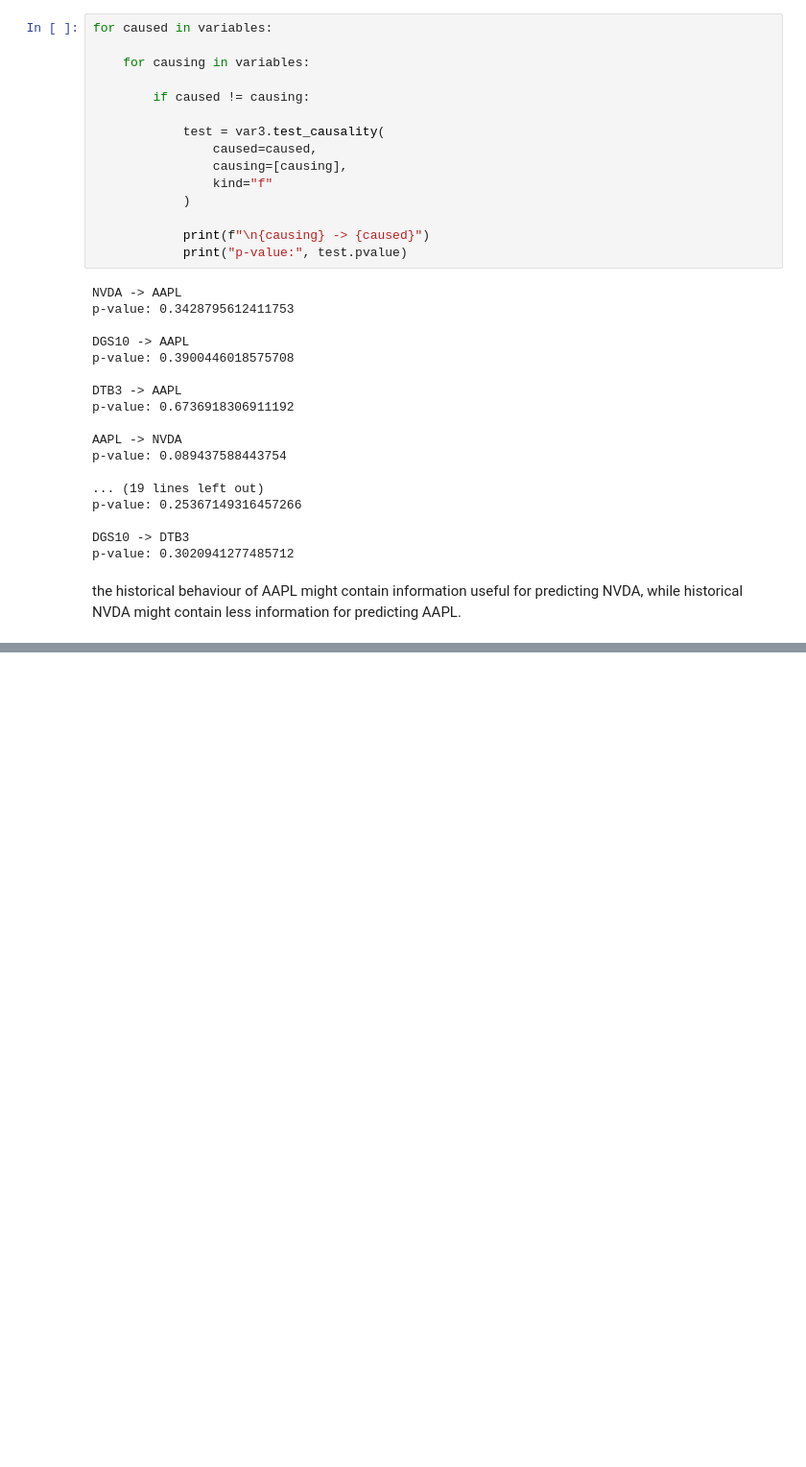
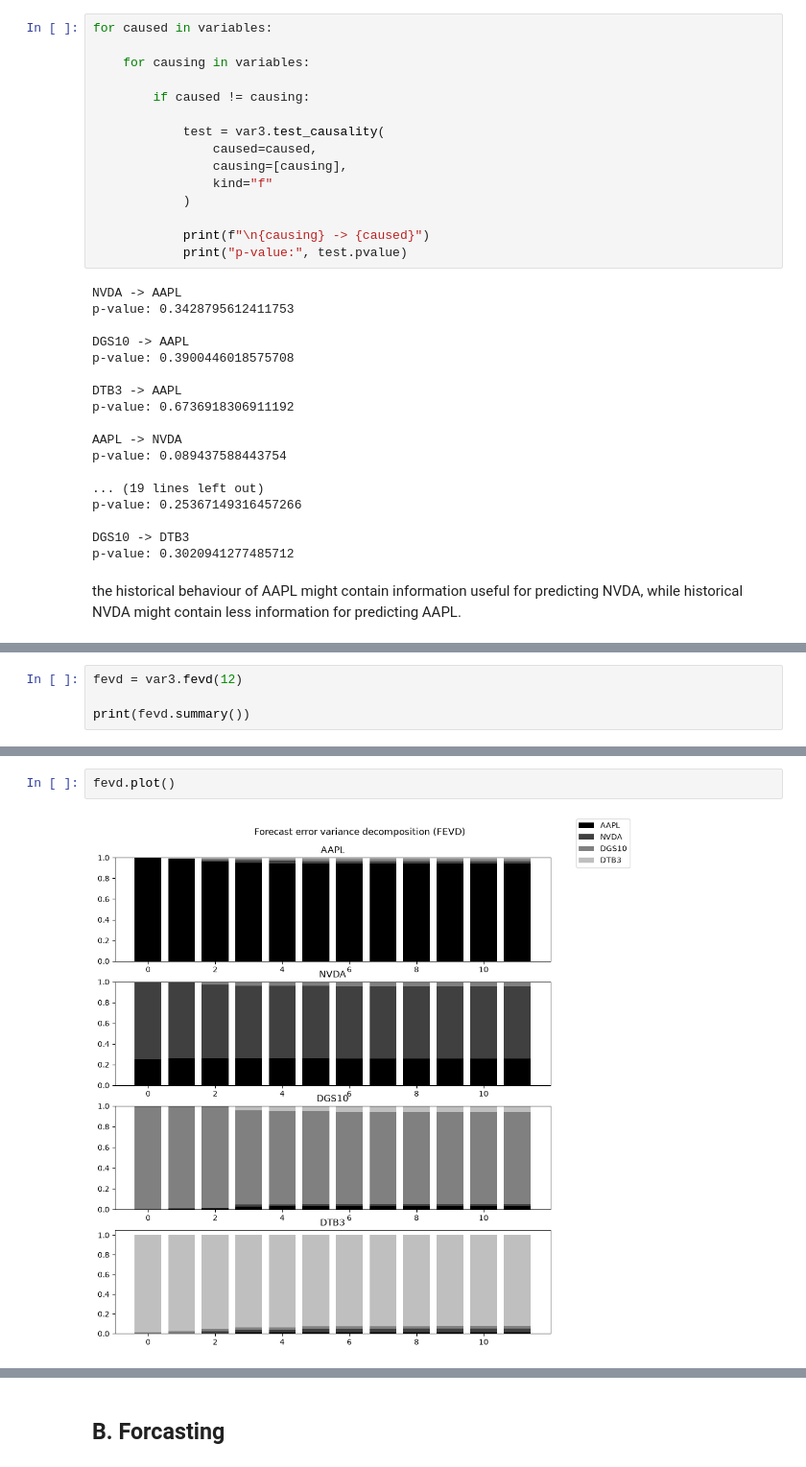
Before and after one commit to YasmineCharifi/financial_mathematics_intro, a Jupyter notebook: time_series_analysis.ipynb, the cells around one changed output, grey strips where cells are left out. Shown at 96% size. Drawn from its saved outputs; the diff is of its cells as text; blank space fills up the shorter version.

```diff
--- a/time_series_analysis.ipynb
+++ b/time_series_analysis.ipynb
@@ -949,0 +952,4 @@ the historical behaviour of AAPL might contain information useful for predicting
+# %%
+fevd = var3.fevd(12)
+
+print(fevd.summary())
@@ -949,0 +974,4 @@ the historical behaviour of AAPL might contain information useful for predicting
+# %%
+fevd.plot()
+# %% [output]
+[figure, added]
@@ -949,0 +979,2 @@ the historical behaviour of AAPL might contain information useful for predicting
+# %% [markdown]
+## B. Forcasting
```
Also changed, not shown: parts of 5 cells of this notebook.
